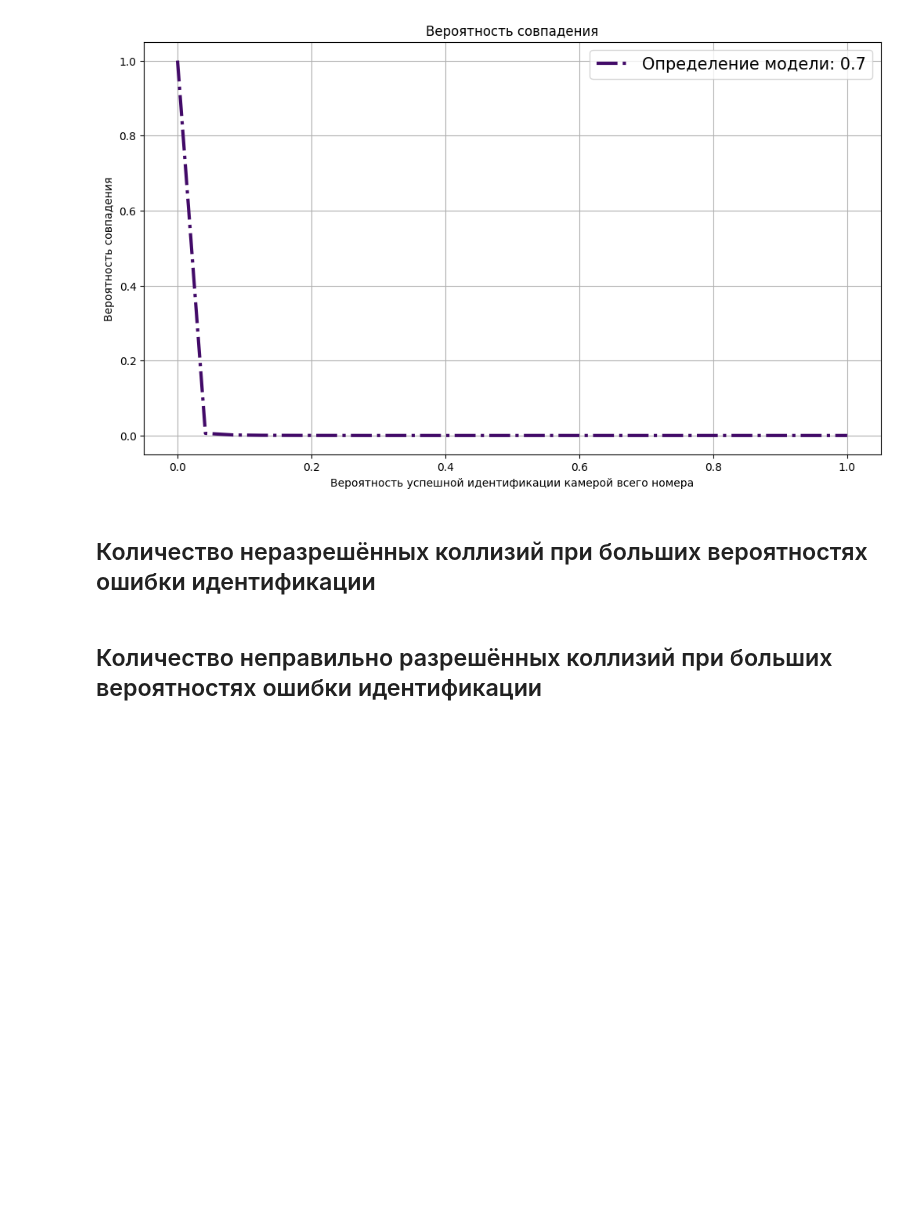
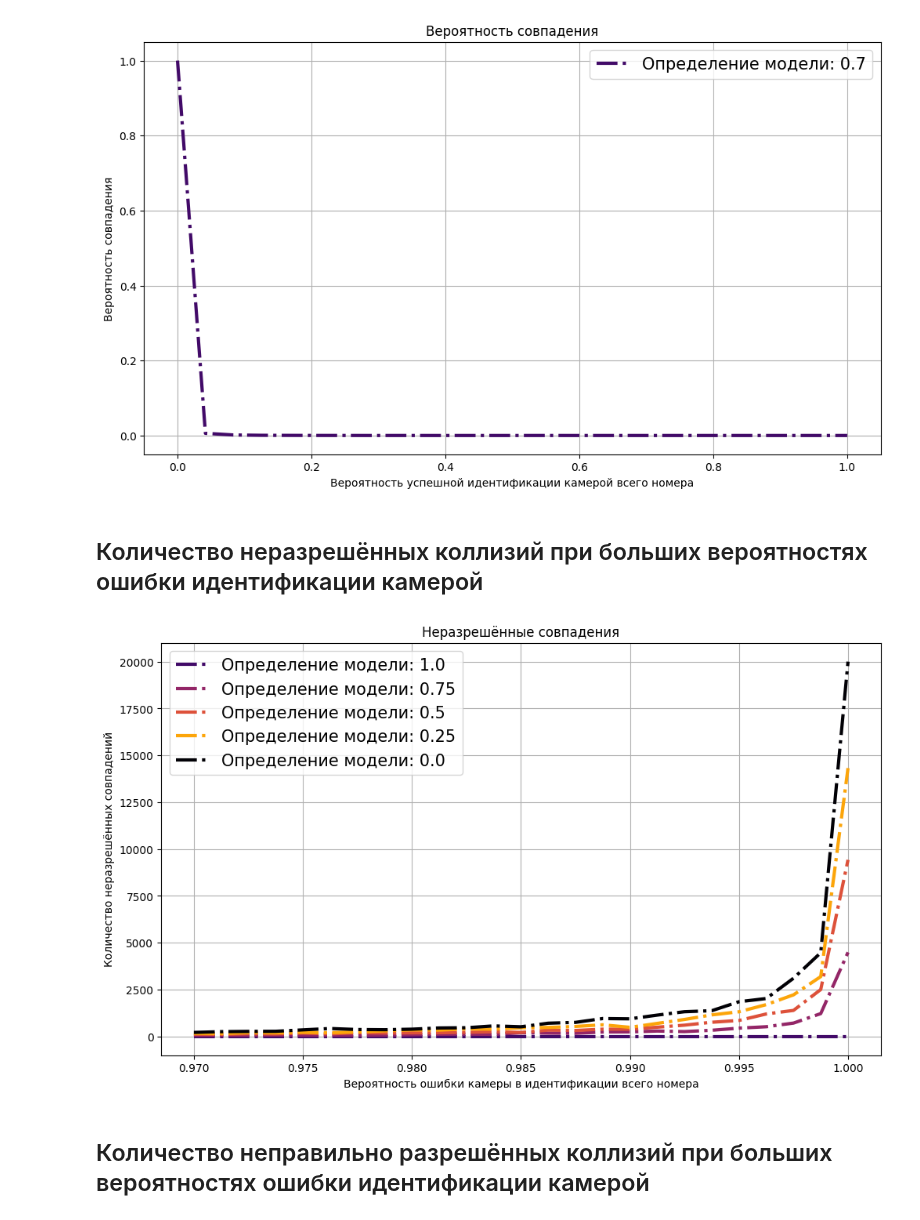
Before and after one commit to VilmenAbramian/simulation, a Jupyter notebook: pysim/experiments/notebooks/hybrid.ipynb, the cells around one changed output. Drawn from its saved outputs; the diff is of its cells as text; code cells hidden in the pictures; blank space fills up the shorter version.

Commit message:
Add graphs

```diff
--- a/pysim/experiments/notebooks/hybrid.ipynb
+++ b/pysim/experiments/notebooks/hybrid.ipynb
@@ -361,4 +374,4 @@ plt.grid()
 # %% [output]
 [figure]
 # %% [markdown]
-## Количество неразрешённых коллизий при больших вероятностях ошибки идентификации
+## Количество неразрешённых коллизий при больших вероятностях ошибки идентификации камерой
@@ -365,2 +400,61 @@ plt.grid()
+# %%
+results_list = []
+for params in tqdm(params_list, desc="Запуск симуляций", unit="модель"):
+    statistica = run_multiple_simulation(variadic, **params)
+    results_list.append(result_processing(params, statistica, variadic, print_res=False))
+# %%
+res_probs = []
+for line in results_list:
+    line_probs = []
+    for res in line:
+        line_probs.append(res.unresolved_collision_amount)
+    res_probs.append(line_probs)
+# %%
+fig, ax = plt.subplots(figsize=(10, 6), layout="constrained")
+
+ax.plot(
+    photo_probs, res_probs[0],
+    linewidth=3, linestyle="dashdot",
+    label=f"Определение модели: {1-model_err_probs_list[0]}",
+    color=get_color(0.2)
+)
+
+ax.plot(
+    photo_probs, res_probs[1],
+    linewidth=3, linestyle="dashdot",
+    label=f"Определение модели: {1-model_err_probs_list[1]}",
+    color=get_color(0.4)
+)
+
+ax.plot(
+    photo_probs, res_probs[2],
+    linewidth=3, linestyle="dashdot",
+    label=f"Определение модели: {1-model_err_probs_list[2]}",
+    color=get_color(0.6)
+)
+
+ax.plot(
+    photo_probs, res_probs[3],
+    linewidth=3, linestyle="dashdot",
+    label=f"Определение модели: {1-model_err_probs_list[3]}",
+    color=get_color(0.8)
+)
+
+ax.plot(
+    photo_probs, res_probs[4],
+    linewidth=3, linestyle="dashdot",
+    label=f"Определение модели: {1-model_err_probs_list[4]}",
+    color=get_color(1)
+)
+ax.set_xlabel("Вероятность ошибки камеры в идентификации всего номера")
+ax.set_ylabel("Количество неразрешённых совпадений")
+plt.tick_params(axis="both", which="major")
+plt.title("Неразрешённые совпадения")
+plt.legend(prop={"size":15})
+plt.grid()
+
+# savefig(name=f"", directory=DIRECTORY)
+# %% [output]
+[figure, added]
 # %% [markdown]
-## Количество неправильно разрешённых коллизий при больших вероятностях ошибки идентификации
+## Количество неправильно разрешённых коллизий при больших вероятностях ошибки идентификации камерой
```
Also changed, not shown: parts of 6 cells of this notebook, 2 other files.
